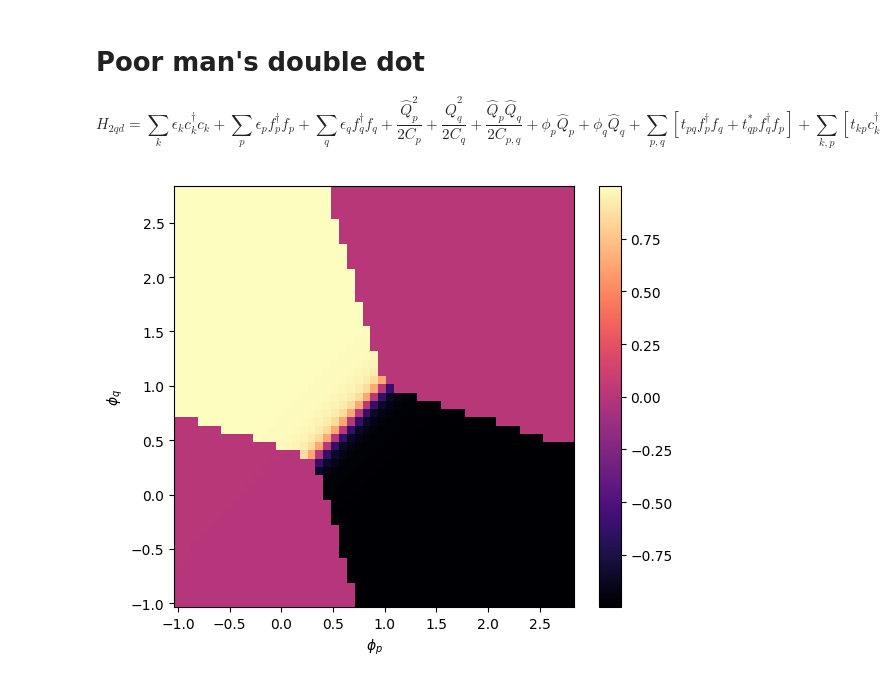
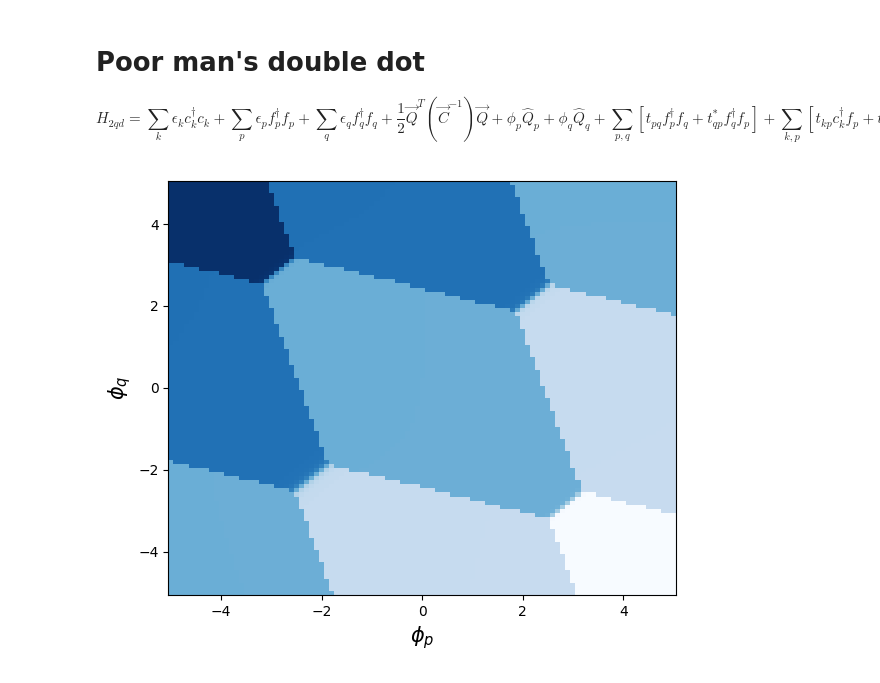
Before and after one commit to BingchengSuo/Condensed-Matter-Theory, a Jupyter notebook: DCK/double_dot.ipynb, the cells around one changed output. Saved outputs shown, nothing was run; the diff lists cells and outputs as text; code cells hidden in the pictures.

```diff
--- a/DCK/double_dot.ipynb
+++ b/DCK/double_dot.ipynb
@@ -9,7 +9,7 @@ from scipy.linalg import expm, eigh
 # %% [markdown]
 # Poor man's double dot
 
-$$H_{2qd} = \sum_k \epsilon_k c^\dagger_k c_k + \sum_p \epsilon_p f^\dagger_p f_p + \sum_q \epsilon_q f^\dagger_q f_q +  \frac{\hat{Q}_p^2}{2C_p} +  \frac{\hat{Q}_q^2}{2C_q} + \frac{\hat{Q}_p \hat{Q}_q}{2C_{p,q}} +\phi_p \hat{Q}_p + \phi_q \hat{Q}_q + \sum_{p,q}[t_{pq} f^\dagger_p f_q + t^*_{qp}f^\dagger_q f_p] + \sum_{k,p} [t_{kp} c^\dagger_k f_p + t^*_{pk}f^\dagger_p c_k] + \sum_{k,q} [t_{kq} c^\dagger_k f_q + t^*_{qk}f^\dagger_q c_k]$$
+$$H_{2qd} = \sum_k \epsilon_k c^\dagger_k c_k + \sum_p \epsilon_p f^\dagger_p f_p + \sum_q \epsilon_q f^\dagger_q f_q +  \frac{1}{2}\vec{Q}^T (\vec{C}^{-1}) \vec{Q} +\phi_p \hat{Q}_p + \phi_q \hat{Q}_q + \sum_{p,q}[t_{pq} f^\dagger_p f_q + t^*_{qp}f^\dagger_q f_p] + \sum_{k,p} [t_{kp} c^\dagger_k f_p + t^*_{pk}f^\dagger_p c_k] + \sum_{k,q} [t_{kq} c^\dagger_k f_q + t^*_{qk}f^\dagger_q c_k]$$
 # %%
 class H_2qd:
     def __init__(self, phi_p, phi_q, t_pq, t_kp, t_kq, Nk, Np, Nq):
@@ -120,29 +120,28 @@ class H_2qd:
 H = H_2qd(phi_p=0.0, phi_q=0.0, t_pq=0.1, t_kp=0.1, t_kq=0.1, Nk=2, Np=2, Nq=2)
 vals, vecs = eigsh(H.total(), k=1, which='SA')
 # %%
-phi_p_list = np.linspace(-1, 2.8, 51)
-phi_q_list = np.linspace(-1, 2.8, 51)
+phi_p_list = np.linspace(-5, 5, 101)
+phi_q_list = np.linspace(-5, 5, 101)
 N_vs_phi = np.zeros((len(phi_p_list), len(phi_q_list)))
 
 # Loop over the 2D parameter space
 for i, phi_pp in enumerate(phi_p_list):
     for j, phi_qq in enumerate(phi_q_list):
         H = H_2qd(phi_p=phi_pp, phi_q=phi_qq,
                   t_pq=0.02, t_kp=0.02, t_kq=0.02,
-                  Nk=1, Np=1, Nq=1)
+                  Nk=2, Np=2, Nq=2)
         val, vec = eigsh(H.total(), k=1, which='SA')
         gs = vec[:, 0]
         Ncharge = np.real(gs.conj().T @ (H.N_q_op()-H.N_p_op()) @ gs)
         N_vs_phi[i, j] = Ncharge
 
 # Make color plot
 fig, ax = plt.subplots(figsize=(6,5), layout='tight')
 
-c = ax.pcolormesh(phi_p_list, phi_q_list, N_vs_phi.T, shading='auto', cmap='magma')
-ax.set_xlabel(r'$\phi_p$')
-ax.set_ylabel(r'$\phi_q$')
-fig.colorbar(c, ax=ax)
+c = ax.pcolormesh(phi_p_list, phi_q_list, N_vs_phi.T, shading='auto', cmap='Blues')
+ax.set_xlabel(r'$\phi_p$', fontsize = 15)
+ax.set_ylabel(r'$\phi_q$', fontsize = 15)
 
 plt.show()
 # %% [output]
-[figure, old version]
+[figure, new version]
```
Also changed, not shown: parts of 4 cells of this notebook.
